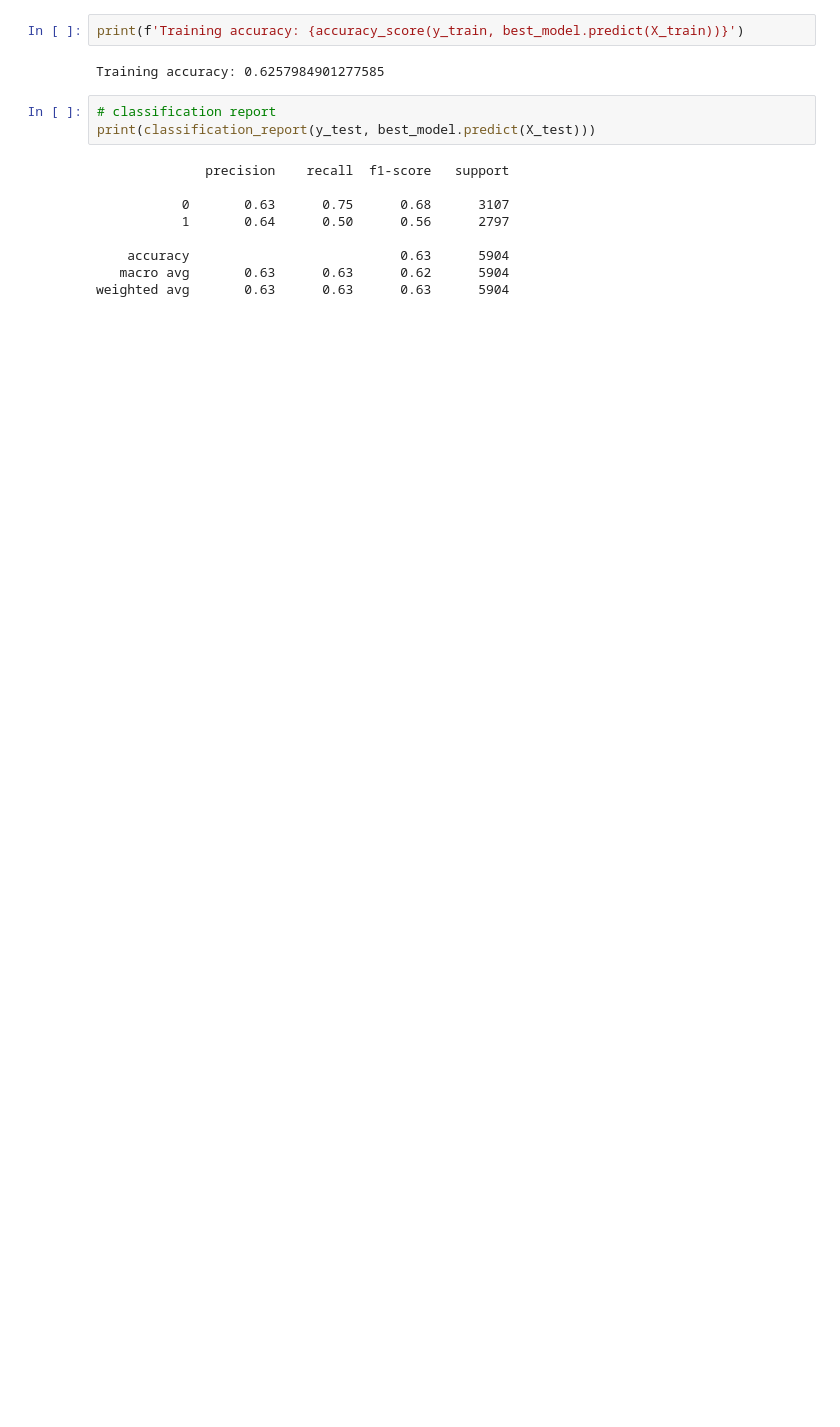
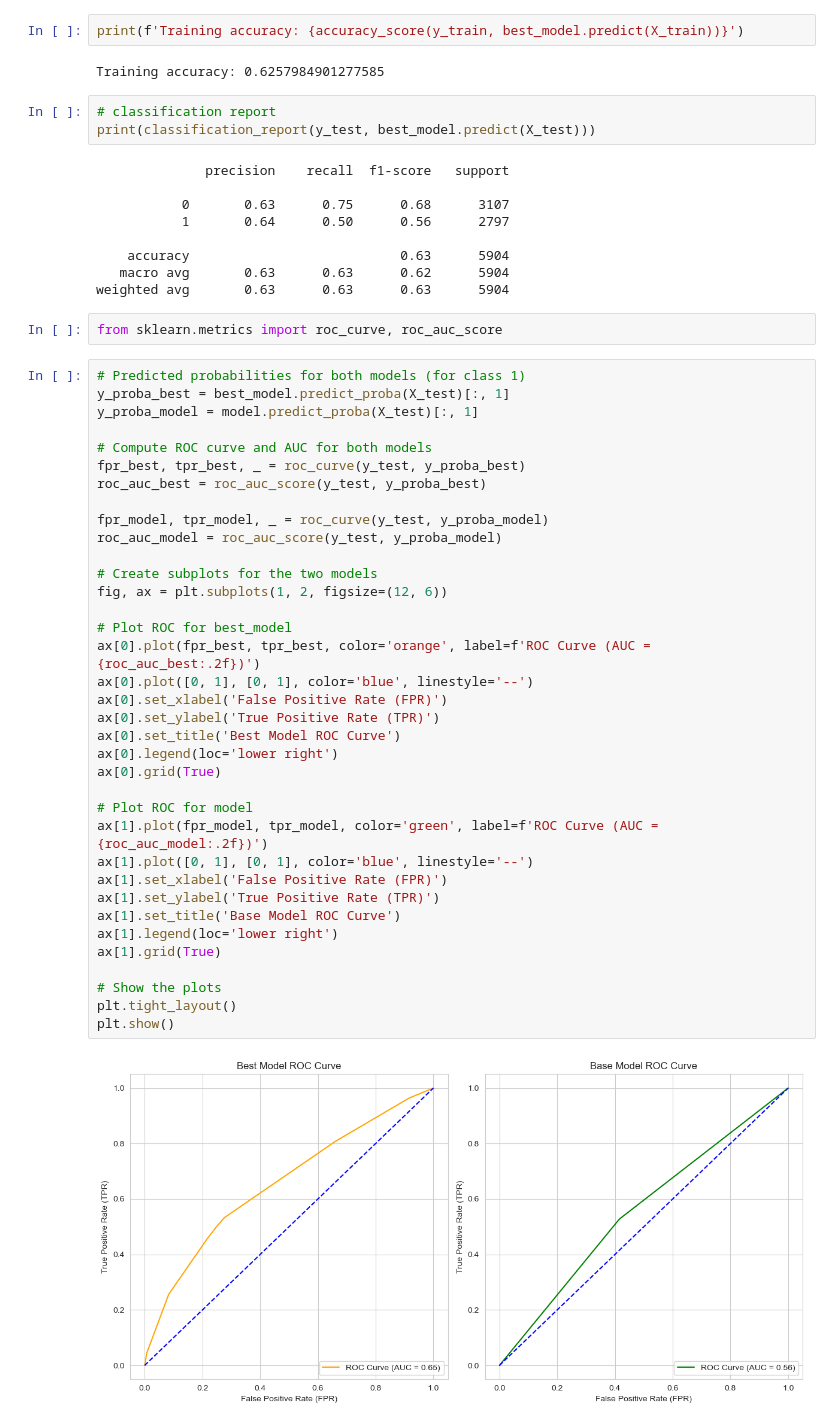
Before and after one commit to johnmarquess/IFN509, a Jupyter notebook: Assignment 2/decision_trees.ipynb, the cells around one changed output. Drawn from its saved outputs; the diff is of its cells as text; blank space fills up the shorter version.

```diff
--- a/Assignment 2/decision_trees.ipynb
+++ b/Assignment 2/decision_trees.ipynb
@@ -460,3 +274,43 @@ print(classification_report(y_test, best_model.predict(X_test)))
     accuracy                           0.63      5904
    macro avg       0.63      0.63      0.62      5904
 weighted avg       0.63      0.63      0.63      5904
+# %%
+from sklearn.metrics import roc_curve, roc_auc_score
+# %%
+# Predicted probabilities for both models (for class 1)
+y_proba_best = best_model.predict_proba(X_test)[:, 1]
+y_proba_model = model.predict_proba(X_test)[:, 1]
+
+# Compute ROC curve and AUC for both models
+fpr_best, tpr_best, _ = roc_curve(y_test, y_proba_best)
+roc_auc_best = roc_auc_score(y_test, y_proba_best)
+
+fpr_model, tpr_model, _ = roc_curve(y_test, y_proba_model)
+roc_auc_model = roc_auc_score(y_test, y_proba_model)
+
+# Create subplots for the two models
+fig, ax = plt.subplots(1, 2, figsize=(12, 6))
+
+# Plot ROC for best_model
+ax[0].plot(fpr_best, tpr_best, color='orange', label=f'ROC Curve (AUC = {roc_auc_best:.2f})')
+ax[0].plot([0, 1], [0, 1], color='blue', linestyle='--')
+ax[0].set_xlabel('False Positive Rate (FPR)')
+ax[0].set_ylabel('True Positive Rate (TPR)')
+ax[0].set_title('Best Model ROC Curve')
+ax[0].legend(loc='lower right')
+ax[0].grid(True)
+
+# Plot ROC for model
+ax[1].plot(fpr_model, tpr_model, color='green', label=f'ROC Curve (AUC = {roc_auc_model:.2f})')
+ax[1].plot([0, 1], [0, 1], color='blue', linestyle='--')
+ax[1].set_xlabel('False Positive Rate (FPR)')
+ax[1].set_ylabel('True Positive Rate (TPR)')
+ax[1].set_title('Base Model ROC Curve')
+ax[1].legend(loc='lower right')
+ax[1].grid(True)
+
+# Show the plots
+plt.tight_layout()
+plt.show()
+# %% [output]
+[figure, added]
```
Also changed, not shown: parts of 47 cells of this notebook, 1 other file.
